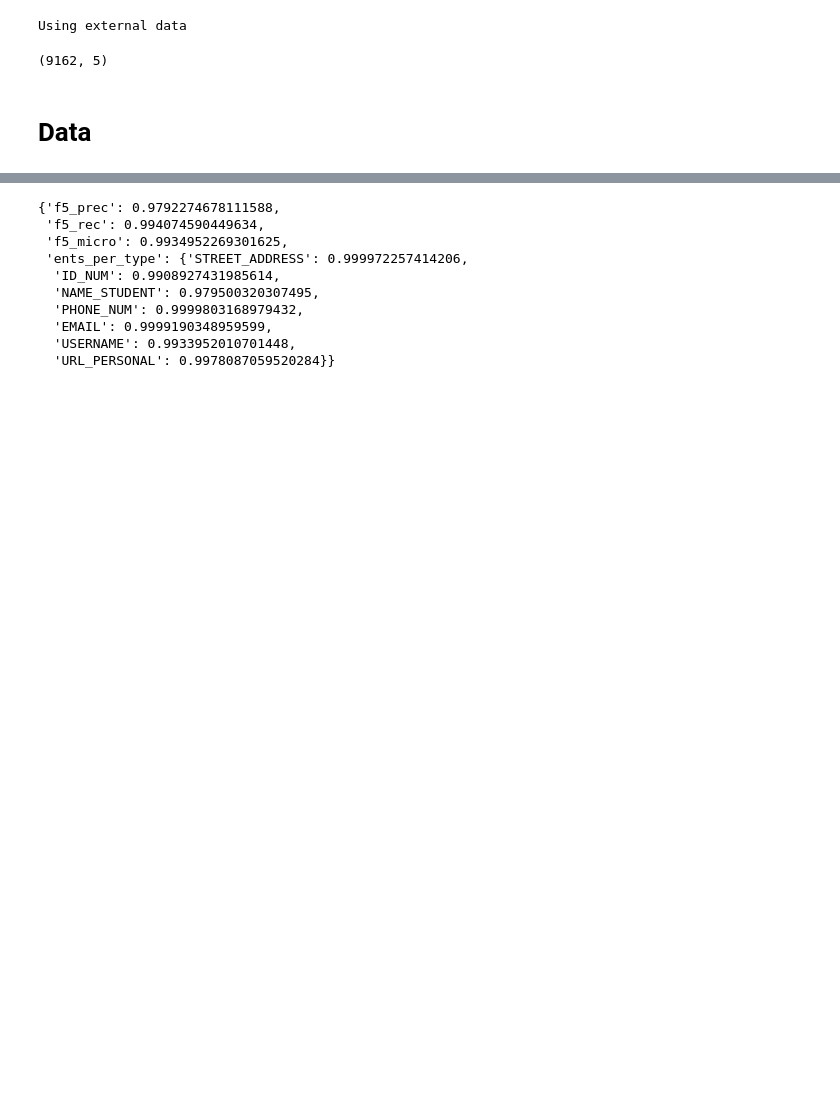
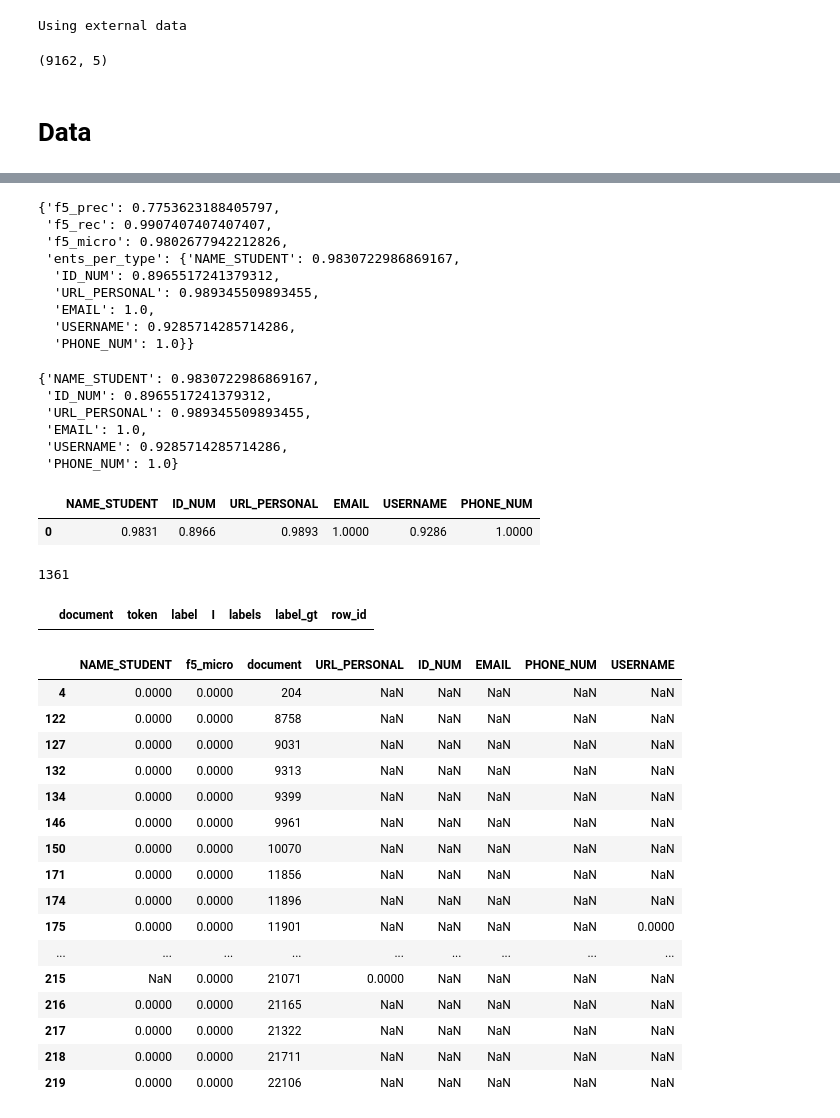
Before and after one commit to amedprof/PII-Data-Detection, a Jupyter notebook: notebook/inference.ipynb, the cells around one changed output, grey strips where cells are left out. Cells and saved outputs as stored; diff of their text form; code cells hidden in the pictures; blank space fills up the shorter version.

```diff
--- a/notebook/inference.ipynb
+++ b/notebook/inference.ipynb
@@ -404,13 +337,70 @@ COL_SUBS = ["row_id",'document', 'token', 'label']
 # %%
-compute_metrics(pred_df, gt_df)
+s = compute_metrics(pred_df, gt_df)
+s
 # %% [output]
-{'f5_prec': 0.9792274678111588,
- 'f5_rec': 0.994074590449634,
- 'f5_micro': 0.9934952269301625,
- 'ents_per_type': {'STREET_ADDRESS': 0.999972257414206,
-  'ID_NUM': 0.9908927431985614,
-  'NAME_STUDENT': 0.979500320307495,
-  'PHONE_NUM': 0.9999803168979432,
-  'EMAIL': 0.9999190348959599,
-  'USERNAME': 0.9933952010701448,
-  'URL_PERSONAL': 0.9978087059520284}}
+{'f5_prec': 0.7753623188405797,
+ 'f5_rec': 0.9907407407407407,
+ 'f5_micro': 0.9802677942212826,
+ 'ents_per_type': {'NAME_STUDENT': 0.9830722986869167,
+  'ID_NUM': 0.8965517241379312,
+  'URL_PERSONAL': 0.989345509893455,
+  'EMAIL': 1.0,
+  'USERNAME': 0.9285714285714286,
+  'PHONE_NUM': 1.0}}
+# %%
+s['ents_per_type']
+# %% [output]
+{'NAME_STUDENT': 0.9830722986869167,
+ 'ID_NUM': 0.8965517241379312,
+ 'URL_PERSONAL': 0.989345509893455,
+ 'EMAIL': 1.0,
+ 'USERNAME': 0.9285714285714286,
+ 'PHONE_NUM': 1.0}
+# %%
+pd.DataFrame({x:[y] for x,y in s['ents_per_type'].items()})
+# %% [output]
+|  | NAME_STUDENT | ID_NUM | URL_PERSONAL | EMAIL | USERNAME | PHONE_NUM |
+| 0 | 0.9831 | 0.8966 | 0.9893 | 1.0000 | 0.9286 | 1.0000 |
+# %%
+documents = df[df[FOLD_NAME]==FOLD].document.unique()
+len(documents)
+# %% [output]
+1361
+# %%
+df_score = []
+for doc in tqdm(documents):
+    p = pred_df[pred_df.document==doc].reset_index(drop=True)
+    gp = gt_df[gt_df.document==doc].reset_index(drop=True)
+
+    s = compute_metrics(p, gp)
+
+    d = pd.DataFrame({x:[y] for x,y in s['ents_per_type'].items()})
+    d["f5_micro"] = s['f5_micro']
+    d['document'] = doc
+    df_score.append(d)
+# %%
+gp
+# %% [output]
+|  | document | token | label | I | labels | label_gt | row_id |
+# %%
+df_score = pd.concat(df_score).reset_index(drop=True)
+# %%
+df_score[df_score.f5_micro==0]
+# %% [output]
+|  | NAME_STUDENT | f5_micro | document | URL_PERSONAL | ID_NUM | EMAIL | PHONE_NUM | USERNAME |
+| 4 | 0.0000 | 0.0000 | 204 | NaN | NaN | NaN | NaN | NaN |
+| 122 | 0.0000 | 0.0000 | 8758 | NaN | NaN | NaN | NaN | NaN |
+| 127 | 0.0000 | 0.0000 | 9031 | NaN | NaN | NaN | NaN | NaN |
+| 132 | 0.0000 | 0.0000 | 9313 | NaN | NaN | NaN | NaN | NaN |
+| 134 | 0.0000 | 0.0000 | 9399 | NaN | NaN | NaN | NaN | NaN |
+| 146 | 0.0000 | 0.0000 | 9961 | NaN | NaN | NaN | NaN | NaN |
+| 150 | 0.0000 | 0.0000 | 10070 | NaN | NaN | NaN | NaN | NaN |
+| 171 | 0.0000 | 0.0000 | 11856 | NaN | NaN | NaN | NaN | NaN |
+| 174 | 0.0000 | 0.0000 | 11896 | NaN | NaN | NaN | NaN | NaN |
+| 175 | 0.0000 | 0.0000 | 11901 | NaN | NaN | NaN | NaN | 0.0000 |
+| ... | ... | ... | ... | ... | ... | ... | ... | ... |
+| 215 | NaN | 0.0000 | 21071 | 0.0000 | NaN | NaN | NaN | NaN |
+| 216 | 0.0000 | 0.0000 | 21165 | NaN | NaN | NaN | NaN | NaN |
+| 217 | 0.0000 | 0.0000 | 21322 | NaN | NaN | NaN | NaN | NaN |
+| 218 | 0.0000 | 0.0000 | 21711 | NaN | NaN | NaN | NaN | NaN |
+| 219 | 0.0000 | 0.0000 | 22106 | NaN | NaN | NaN | NaN | NaN |
```
Also changed, not shown: parts of 35 cells of this notebook, 2 other files.
